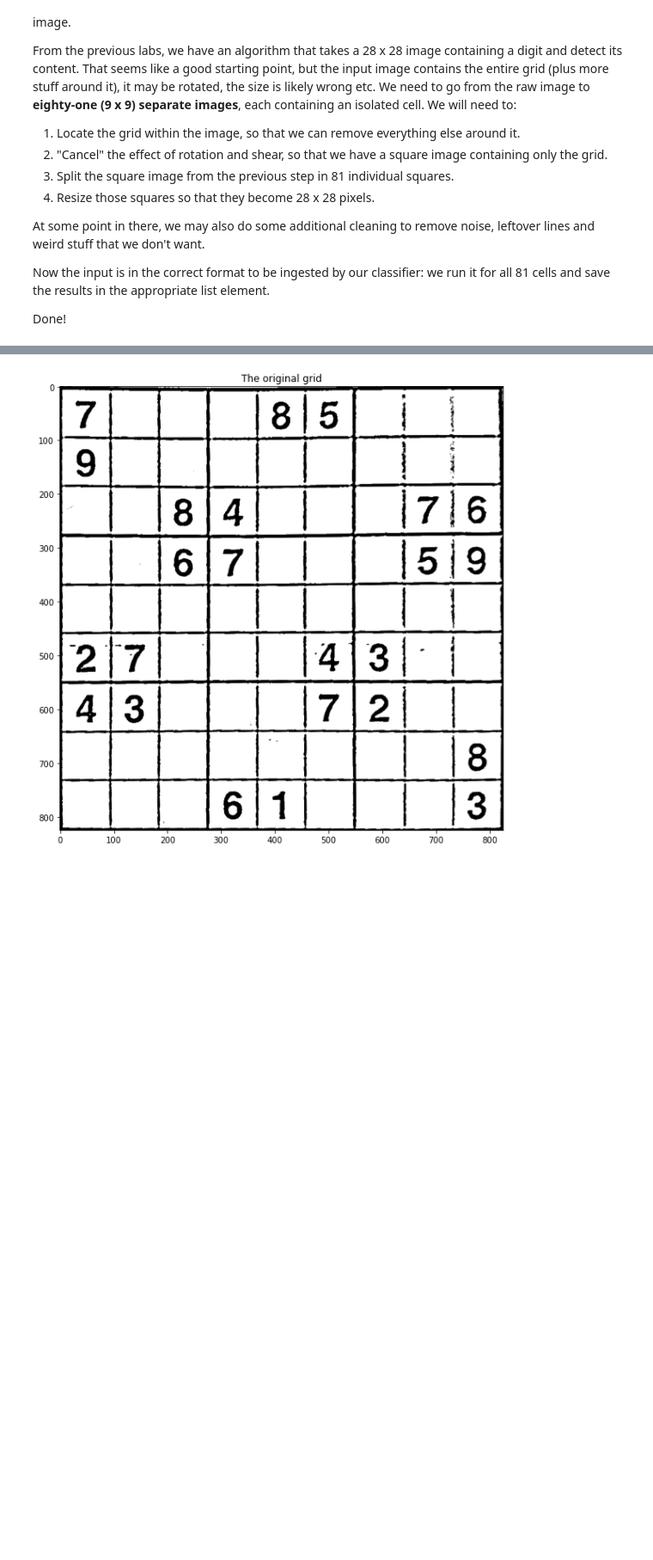
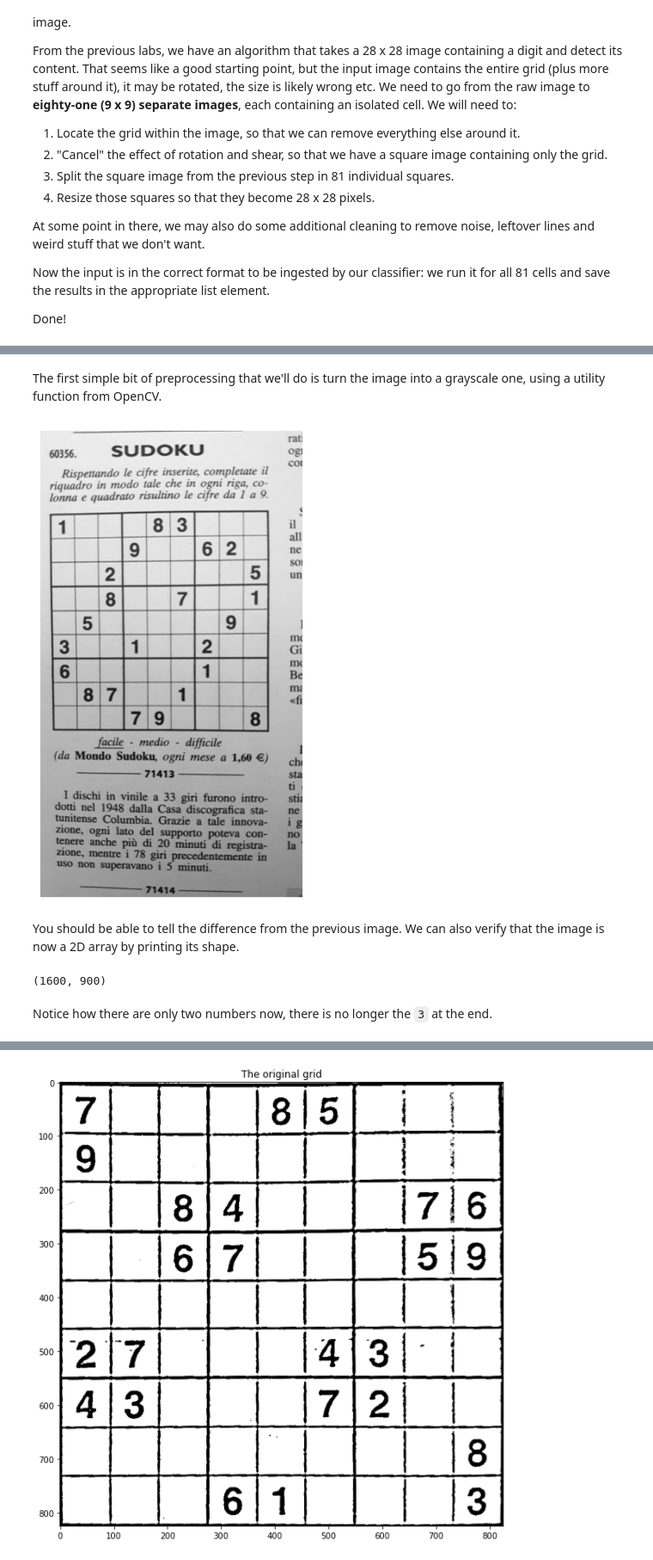
Before and after one commit to matteobarbieri/phd-school, a Jupyter notebook: home/notebooks_solution/3-solve-sudoku.ipynb, the cells around one changed output, grey strips where cells are left out. Shown at 86% size. Saved outputs shown, nothing was run; the diff lists cells and outputs as text; code cells hidden in the pictures; blank space fills up the shorter version.

```diff
--- a/home/notebooks_solution/3-solve-sudoku.ipynb
+++ b/home/notebooks_solution/3-solve-sudoku.ipynb
@@ -98,0 +114,2 @@ pre_preocessed = pre_process_image(gray)
+# %% [markdown]
+The first simple bit of preprocessing that we'll do is turn the image into a grayscale one, using a utility function from OpenCV.
@@ -98,0 +118,19 @@ pre_preocessed = pre_process_image(gray)
+# %%
+plt.figure(figsize=(8, 8))
+plt.axis('off') # Removes axis
+
+# We have to specify a color map using the cmap argument, because the default choice
+# looks like garbage (you can try it out by removing that argument)
+plt.imshow(img_gray, cmap='gray');
+# %% [output]
+[figure, added]
+# %% [markdown]
+You should be able to tell the difference from the previous image.
+We can also verify that the image is now a 2D array by printing its shape.
+# %%
+# Print the array's shape
+print(img_gray.shape)
+# %% [output]
+(1600, 900)
+# %% [markdown]
+Notice how there are only two numbers now, there is no longer the `3` at the end.
```
Also changed, not shown: parts of 54 cells of this notebook.
